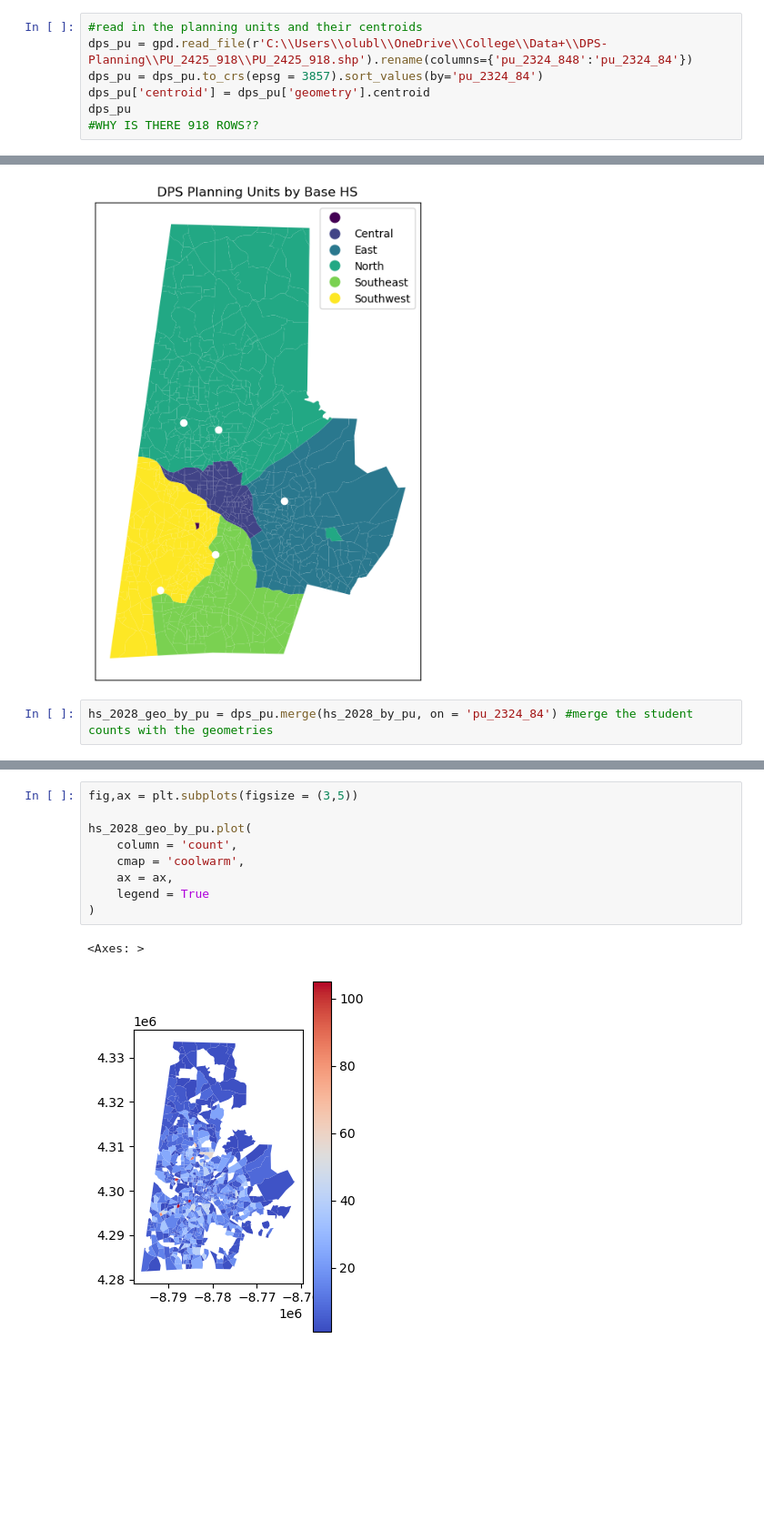
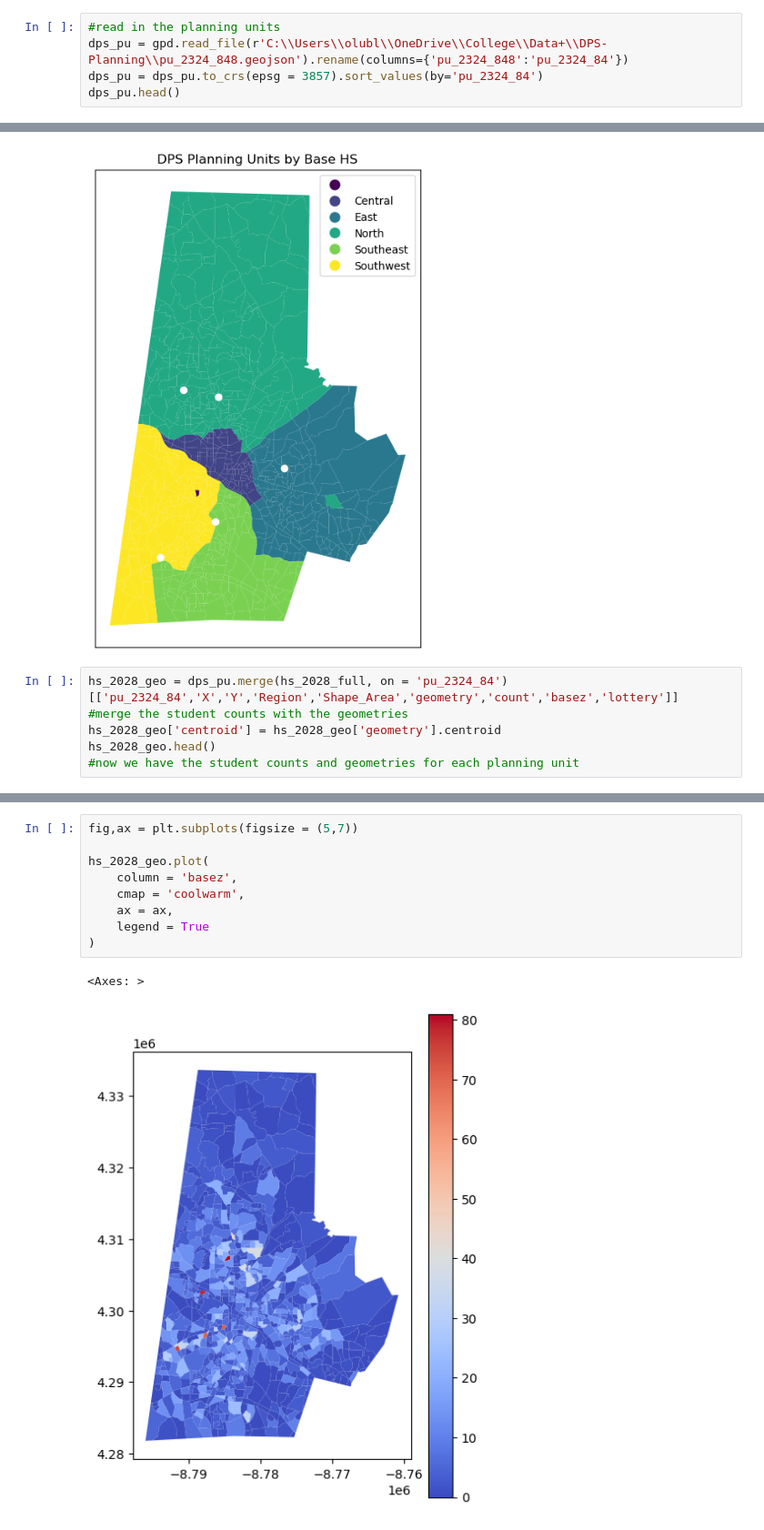
Before and after one commit to olublin/DPS-Planning, a Jupyter notebook: Base_Projection.ipynb, the cells around one changed output, grey strips where cells are left out. Shown: that part at 91% size. Drawn from its saved outputs; the diff is of its cells as text; blank space fills up the shorter version.

```diff
--- a/Base_Projection.ipynb
+++ b/Base_Projection.ipynb
@@ -45,10 +45,8 @@ hs_2028_full
 | 847 | 848 | 8.0 | 7.0 | 1.0 |
 848 rows × 4 columns
 # %%
-#read in the planning units and their centroids
-dps_pu = gpd.read_file(r'C:\\Users\\olubl\\OneDrive\\College\\Data+\\DPS-Planning\\PU_2425_918\\PU_2425_918.shp').rename(columns={'pu_2324_848':'pu_2324_84'})
+#read in the planning units
+dps_pu = gpd.read_file(r'C:\\Users\\olubl\\OneDrive\\College\\Data+\\DPS-Planning\\pu_2324_848.geojson').rename(columns={'pu_2324_848':'pu_2324_84'})
 dps_pu = dps_pu.to_crs(epsg = 3857).sort_values(by='pu_2324_84')
-dps_pu['centroid'] = dps_pu['geometry'].centroid
-dps_pu
-#WHY IS THERE 918 ROWS??
+dps_pu.head()
 # %% [output]
@@ -101,4 +92,8 @@ plt.show()
 # %% [output]
 [figure]
 # %%
-hs_2028_geo_by_pu = dps_pu.merge(hs_2028_by_pu, on = 'pu_2324_84') #merge the student counts with the geometries
+hs_2028_geo = dps_pu.merge(hs_2028_full, on = 'pu_2324_84')[['pu_2324_84','X','Y','Region','Shape_Area','geometry','count','basez','lottery']]
+#merge the student counts with the geometries
+hs_2028_geo['centroid'] = hs_2028_geo['geometry'].centroid
+hs_2028_geo.head()
+#now we have the student counts and geometries for each planning unit
@@ -105,14 +107,14 @@ hs_2028_geo_by_pu = dps_pu.merge(hs_2028_by_pu, on = 'pu_2324_84') #merge the st
 # %%
-fig,ax = plt.subplots(figsize = (3,5))
+fig,ax = plt.subplots(figsize = (5,7))
 
-hs_2028_geo_by_pu.plot(
-    column = 'count',
+hs_2028_geo.plot(
+    column = 'basez',
     cmap = 'coolwarm',
     ax = ax,
     legend = True
 )
 # %% [output]
 <Axes: >
-[figure, old version]
+[figure, new version]
 # %%
 #considering changing marketshare from ms to hs
```
Also changed, not shown: parts of 5 cells of this notebook.
